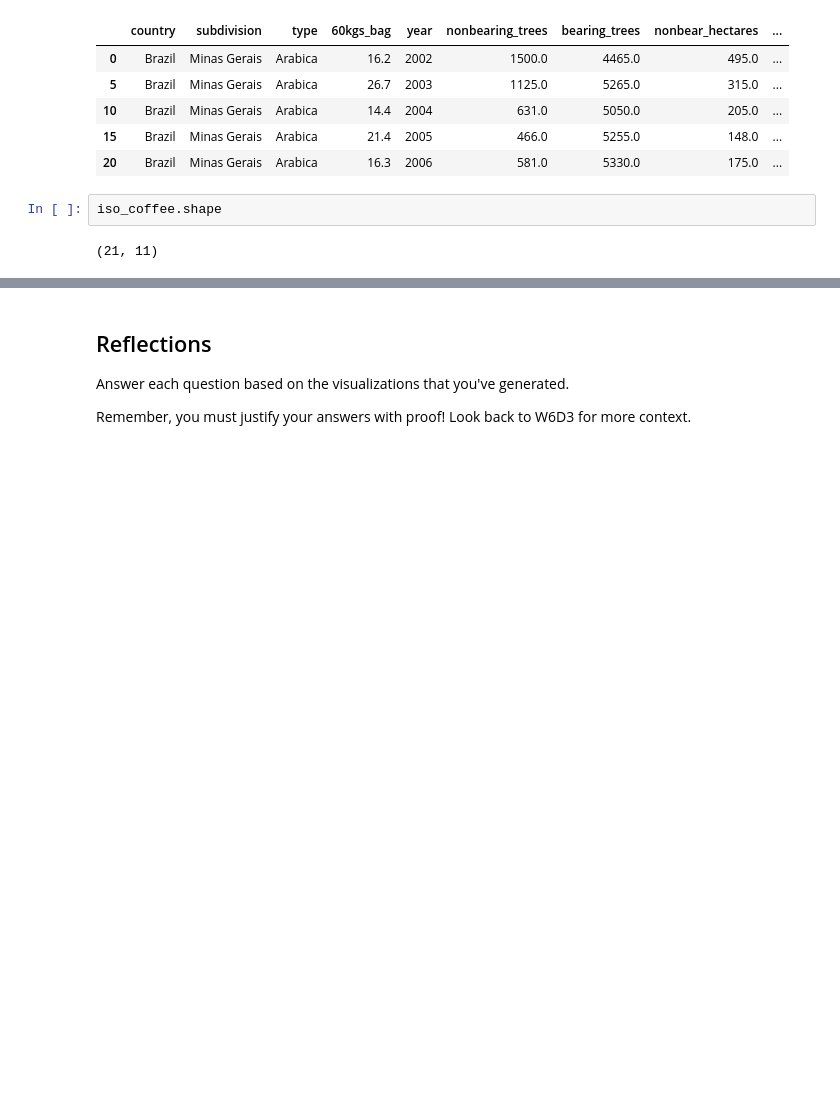
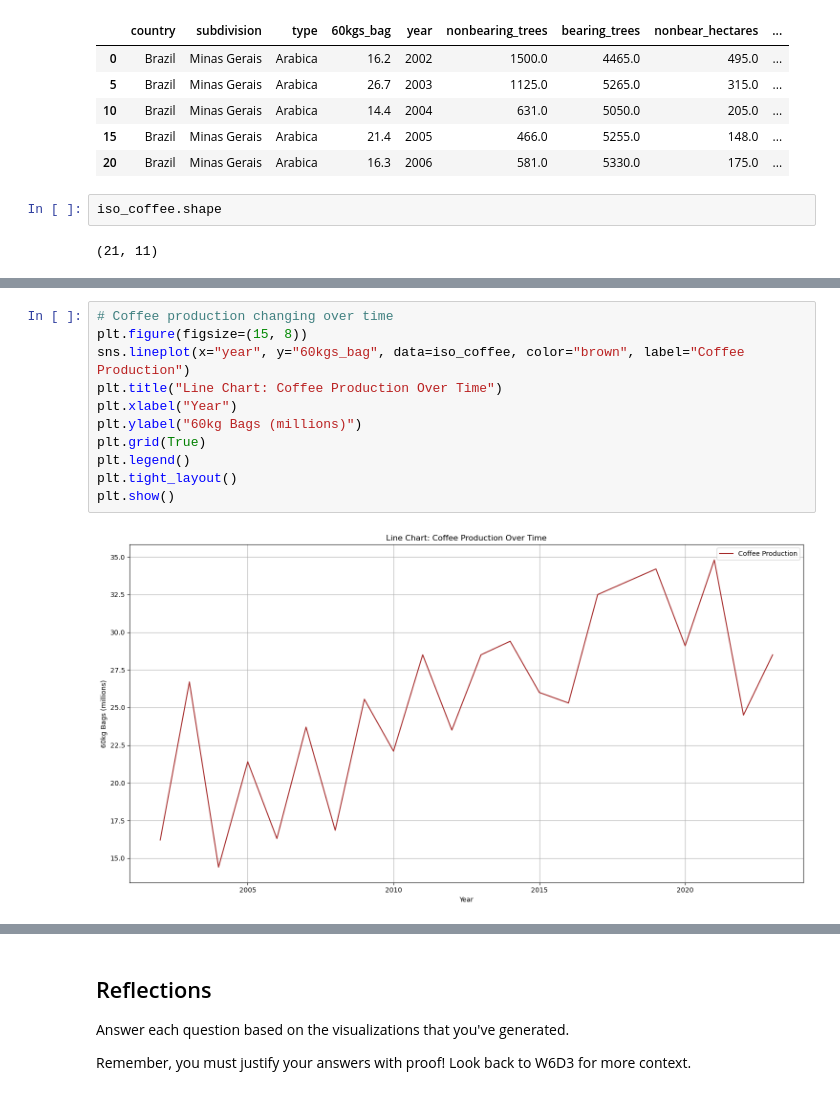
Before and after one commit to jesseniadia/Minas-Gerais-EDA, a Jupyter notebook: notebooks/explore_coffee.ipynb, the cells around one changed output, grey strips where cells are left out. Cells and saved outputs as stored; diff of their text form; blank space fills up the shorter version.

```diff
--- a/notebooks/explore_coffee.ipynb
+++ b/notebooks/explore_coffee.ipynb
@@ -216,0 +268,13 @@ plt.tight_layout()
+# %%
+# Coffee production changing over time
+plt.figure(figsize=(15, 8))
+sns.lineplot(x="year", y="60kgs_bag", data=iso_coffee, color="brown", label="Coffee Production")
+plt.title("Line Chart: Coffee Production Over Time")
+plt.xlabel("Year")
+plt.ylabel("60kg Bags (millions)")
+plt.grid(True)
+plt.legend()
+plt.tight_layout()
+plt.show()
+# %% [output]
+[figure, added]
```
Also changed, not shown: parts of 22 cells of this notebook, 2 other files.
